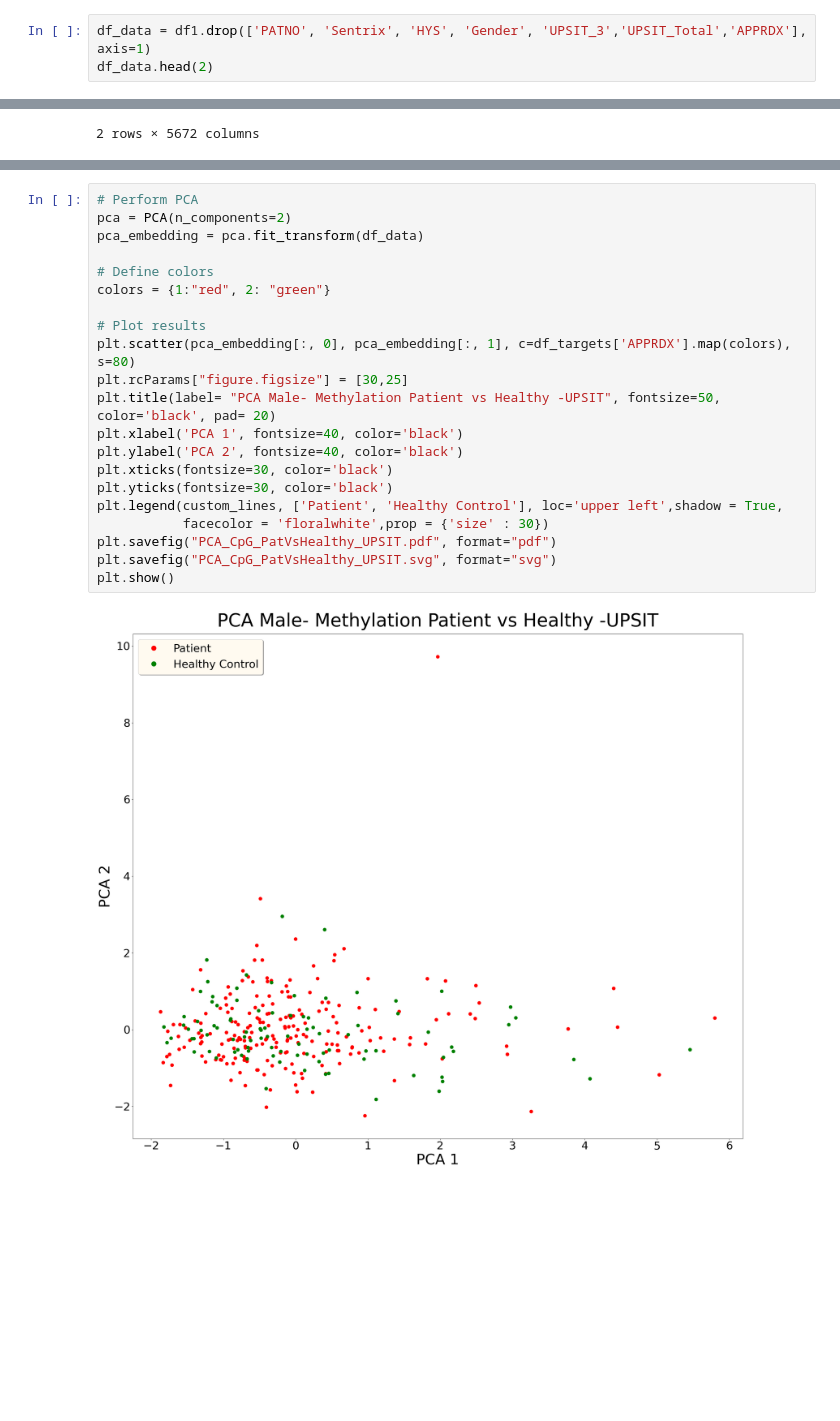
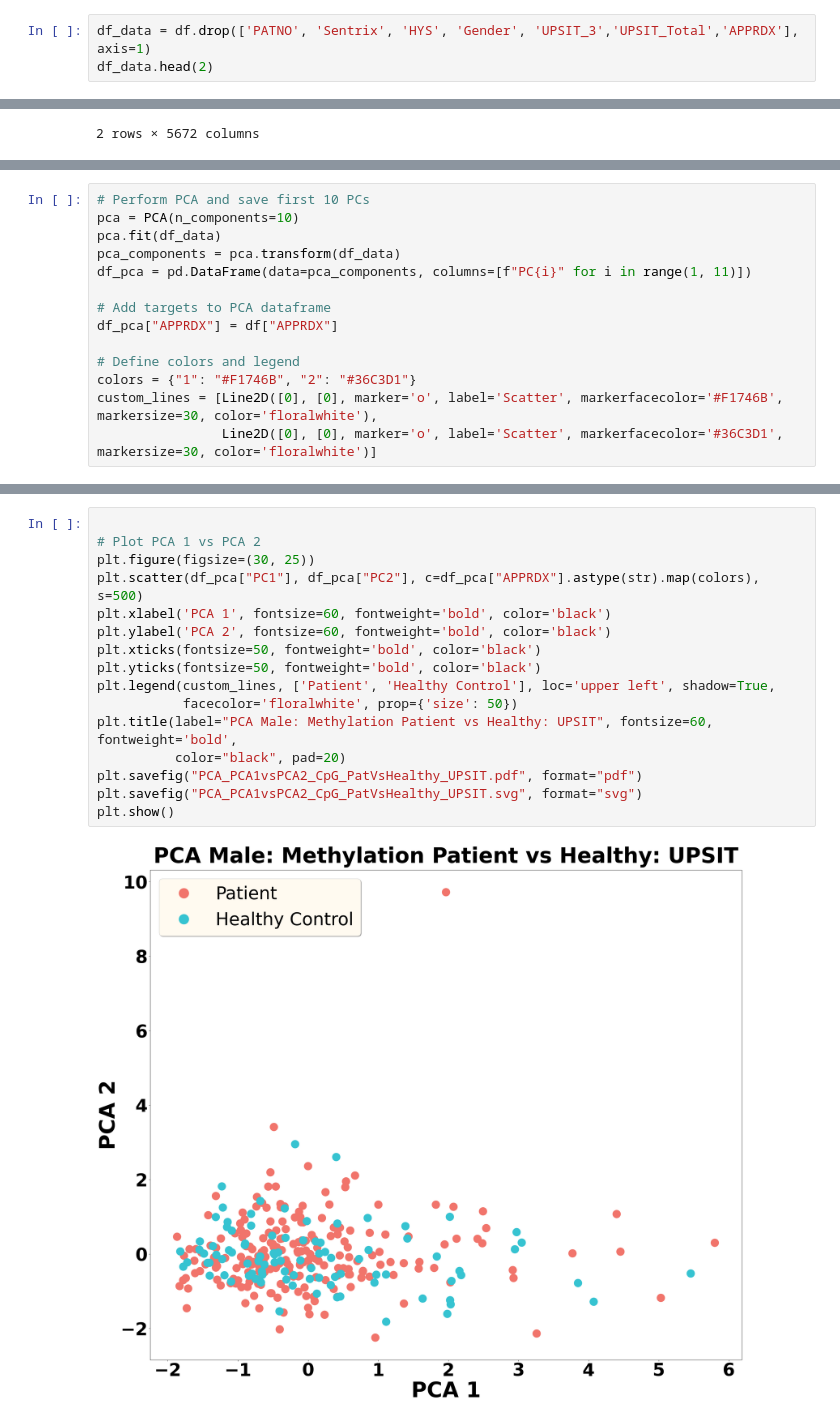
Before and after one commit to iam-zain/Project_PREVeNT, a Jupyter notebook: Python_Scripts/PCA_APPRDX_UPSIT_Male.ipynb, the cells around one changed output, grey strips where cells are left out. Cells and saved outputs as stored; diff of their text form; blank space fills up the shorter version.

```diff
--- a/Python_Scripts/PCA_APPRDX_UPSIT_Male.ipynb
+++ b/Python_Scripts/PCA_APPRDX_UPSIT_Male.ipynb
@@ -29,5 +23,5 @@ df1 = df[df.PATNO != 4079]
 # %%
-df_data = df1.drop(['PATNO', 'Sentrix', 'HYS', 'Gender', 'UPSIT_3','UPSIT_Total','APPRDX'], axis=1)
+df_data = df.drop(['PATNO', 'Sentrix', 'HYS', 'Gender', 'UPSIT_3','UPSIT_Total','APPRDX'], axis=1)
 df_data.head(2)
 # %% [output]
 |  | cg06067658 | cg15442538 | cg25928446 | cg12415575 | cg26358225 | cg19058526 | cg20195763 | cg23725394 | ... |
@@ -38,0 +31,14 @@ df_targets = df1[['APPRDX']].astype('category')
+# %%
+# Perform PCA and save first 10 PCs
+pca = PCA(n_components=10)
+pca.fit(df_data)
+pca_components = pca.transform(df_data)
+df_pca = pd.DataFrame(data=pca_components, columns=[f"PC{i}" for i in range(1, 11)])
+
+# Add targets to PCA dataframe
+df_pca["APPRDX"] = df["APPRDX"]
+
+# Define colors and legend
+colors = {"1": "#F1746B", "2": "#36C3D1"}
+custom_lines = [Line2D([0], [0], marker='o', label='Scatter', markerfacecolor='#F1746B', markersize=30, color='floralwhite'),
+                Line2D([0], [0], marker='o', label='Scatter', markerfacecolor='#36C3D1', markersize=30, color='floralwhite')]
@@ -39,23 +62,18 @@ df_targets = df1[['APPRDX']].astype('category')
 # %%
-# Perform PCA
-pca = PCA(n_components=2)
-pca_embedding = pca.fit_transform(df_data)
 
-# Define colors
-colors = {1:"red", 2: "green"}
-
-# Plot results
-plt.scatter(pca_embedding[:, 0], pca_embedding[:, 1], c=df_targets['APPRDX'].map(colors), s=80)
-plt.rcParams["figure.figsize"] = [30,25]
-plt.title(label= "PCA Male- Methylation Patient vs Healthy -UPSIT", fontsize=50, color='black', pad= 20)
-plt.xlabel('PCA 1', fontsize=40, color='black')
-plt.ylabel('PCA 2', fontsize=40, color='black')
-plt.xticks(fontsize=30, color='black')
-plt.yticks(fontsize=30, color='black')
-plt.legend(custom_lines, ['Patient', 'Healthy Control'], loc='upper left',shadow = True,
-           facecolor = 'floralwhite',prop = {'size' : 30})
-plt.savefig("PCA_CpG_PatVsHealthy_UPSIT.pdf", format="pdf")
-plt.savefig("PCA_CpG_PatVsHealthy_UPSIT.svg", format="svg")
+# Plot PCA 1 vs PCA 2
+plt.figure(figsize=(30, 25))
+plt.scatter(df_pca["PC1"], df_pca["PC2"], c=df_pca["APPRDX"].astype(str).map(colors), s=500)
+plt.xlabel('PCA 1', fontsize=60, fontweight='bold', color='black')
+plt.ylabel('PCA 2', fontsize=60, fontweight='bold', color='black')
+plt.xticks(fontsize=50, fontweight='bold', color='black')
+plt.yticks(fontsize=50, fontweight='bold', color='black')
+plt.legend(custom_lines, ['Patient', 'Healthy Control'], loc='upper left', shadow=True,
+           facecolor='floralwhite', prop={'size': 50})
+plt.title(label="PCA Male: Methylation Patient vs Healthy: UPSIT", fontsize=60, fontweight='bold',
+          color="black", pad=20)
+plt.savefig("PCA_PCA1vsPCA2_CpG_PatVsHealthy_UPSIT.pdf", format="pdf")
+plt.savefig("PCA_PCA1vsPCA2_CpG_PatVsHealthy_UPSIT.svg", format="svg")
 plt.show()
 # %% [output]
-[figure, old version]
+[figure, new version]
```
Also changed, not shown: parts of 10 cells of this notebook, 54 other files.
